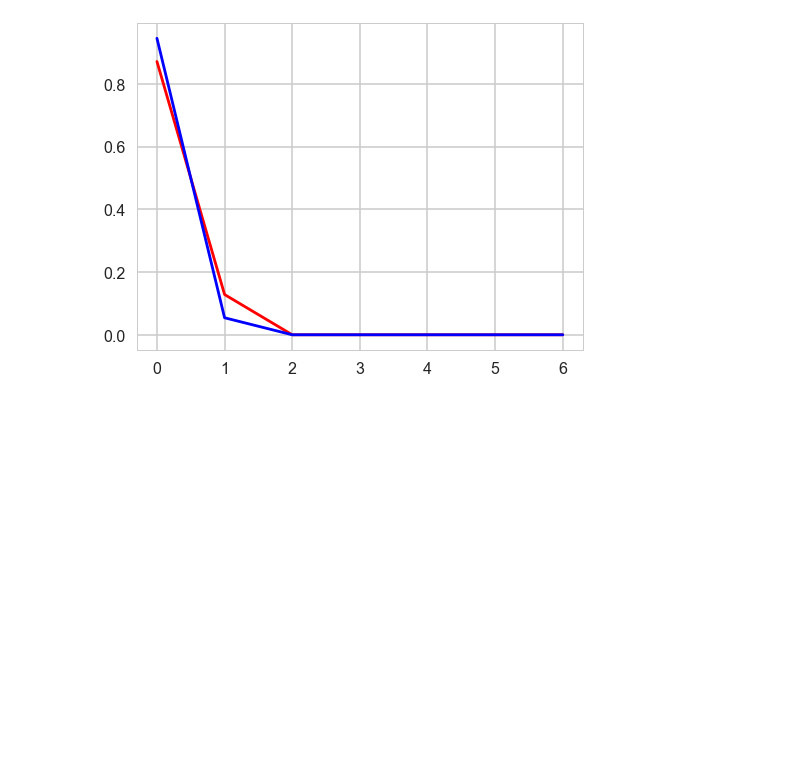
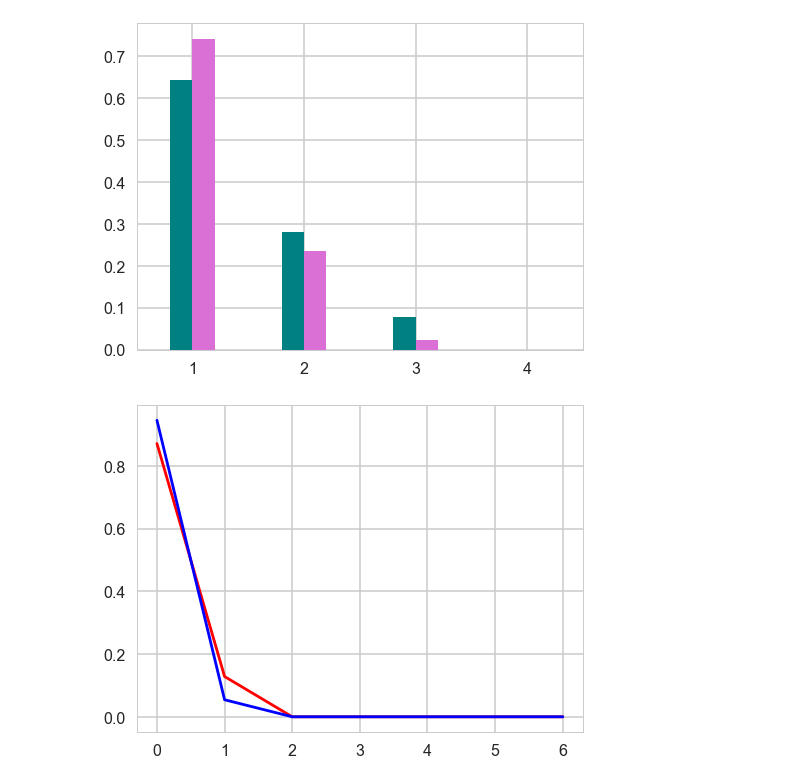
Before and after one commit to dag-lab/daghestanian_multilang, a Jupyter notebook: sasha_dagh_learning.ipynb, the cells around one changed output. Saved outputs shown, nothing was run; the diff lists cells and outputs as text; code cells hidden in the pictures; blank space fills up the shorter version.

```diff
--- a/sasha_dagh_learning.ipynb
+++ b/sasha_dagh_learning.ipynb
@@ -105,3 +124,16 @@ for x in decade_split:
+# %%
+# по декадам отрезает все что равно нулю + 1
+for x in decade_split:
+    pm, pf = df_to_plottable(decade_split[x])
+    plt.clf()
+    plt.bar(np.arange(len(pm[0]))+0.15, pm[1], width=0.2, color="teal", label="female")
+    plt.bar(np.arange(len(pf[0]))+0.35, pf[1], width=0.2, color="orchid", label="male")
+    zero = max(pm[1].index(0), pf[1].index(0))
+    plt.xlim(-0.25, zero+0.75)
+    plt.xticks(0.25 * makearray(zero), np.arange(1, zero + 2))
+    plt.savefig('{}.png'.format(x))
+# %% [output]
+[figure, added]
 # %%
 # по всему датафрейму
 pm, pf = df_to_plottable(df)
```
Also changed, not shown: parts of 12 cells of this notebook.
